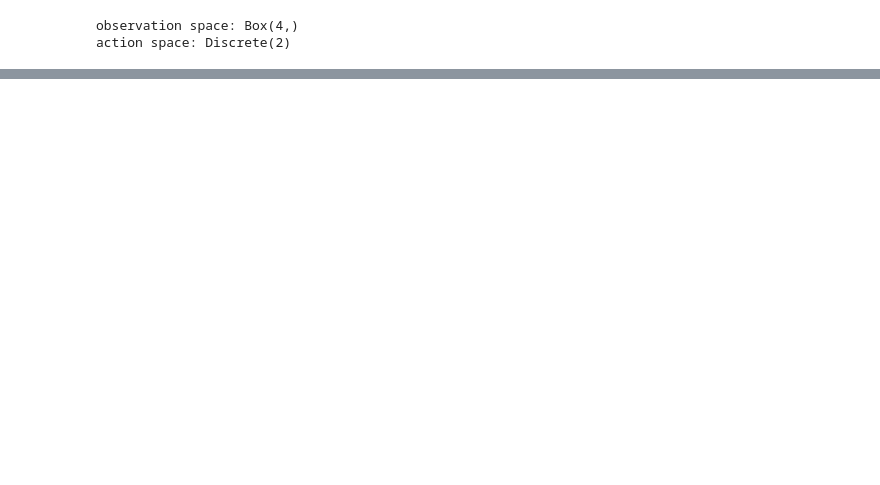
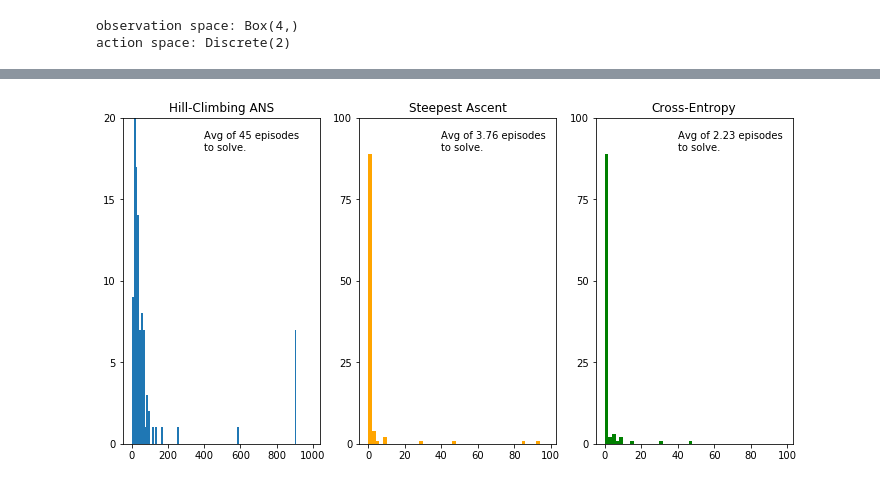
Before and after one commit to andrefmsmith/amsRL_openAIgym, a Jupyter notebook: CodeBlog_Cartpole_Policy.ipynb, the cells around one changed output, grey strips where cells are left out. Cells and saved outputs as stored; diff of their text form; code cells hidden in the pictures; blank space fills up the shorter version.

```diff
--- a/CodeBlog_Cartpole_Policy.ipynb
+++ b/CodeBlog_Cartpole_Policy.ipynb
@@ -368,0 +284,9 @@ ValueError: setting an array element with a sequence.
+# %%
+### Steepest Ascent Hill-Climbing
+
+i = 0
+sample_steepest = []
+while i < 100:
+    policy_steepest = PolicyNet(pop_size=10)
+    sample_steepest.append(steepest_hill_climbing(policy_steepest, print_every=1000))
+    i+=1
@@ -368,0 +311,9 @@ ValueError: setting an array element with a sequence.
+# %%
+## CEM Hill-Climbing
+
+i = 0
+sample_steepest_topk = []
+while i < 100:
+    policy_steepest_topk = PolicyNet(pop_size=10)
+    sample_steepest_topk.append(steepest_hill_climbing_topk(policy_steepest_topk, topk=3, print_every=1000))
+    i+=1
@@ -368,0 +338,25 @@ ValueError: setting an array element with a sequence.
+# %%
+results = np.empty((100,3))
+
+for i in range(100):
+    results[i,0]=len(sample_hc_ans[i])-99
+    results[i,1]=len(sample_steepest[i])-99
+    results[i,2]=len(sample_steepest_topk[i])-99
+# %%
+fig, (ax1, ax2, ax3) = plt.subplots(1,3, figsize=(12,6), sharex=False, sharey=False)
+
+ax1.hist(results[:,0], bins=np.arange(0,1000,10));
+ax1.set_title('Hill-Climbing ANS');
+ax1.set_yticks(range(0,25,5));
+ax1.set_ylim(bottom=0, top=20);
+ax1.text(400,18, 'Avg of {} episodes\nto solve.'.format( int(np.mean(results[:,0][np.where(results[:,0]<800)[0]])) ));
+ax2.hist(results[:,1], bins=np.arange(0,100,2), color='orange');
+ax2.set_title('Steepest Ascent');
+ax2.set_yticks(range(0,125,25));
+ax2.text(40,90,'Avg of {} episodes\nto solve.'.format(np.mean(results[:,1])));
+ax3.hist(results[:,2], bins=np.arange(0,100,2), color='green');
+ax3.set_title('Cross-Entropy');
+ax3.set_yticks(range(0,125,25));
+ax3.text(40,90,'Avg of {} episodes\nto solve.'.format(np.mean(results[:,2])));
+# %% [output]
+[figure, added]
```
Also changed, not shown: parts of 36 cells of this notebook.
